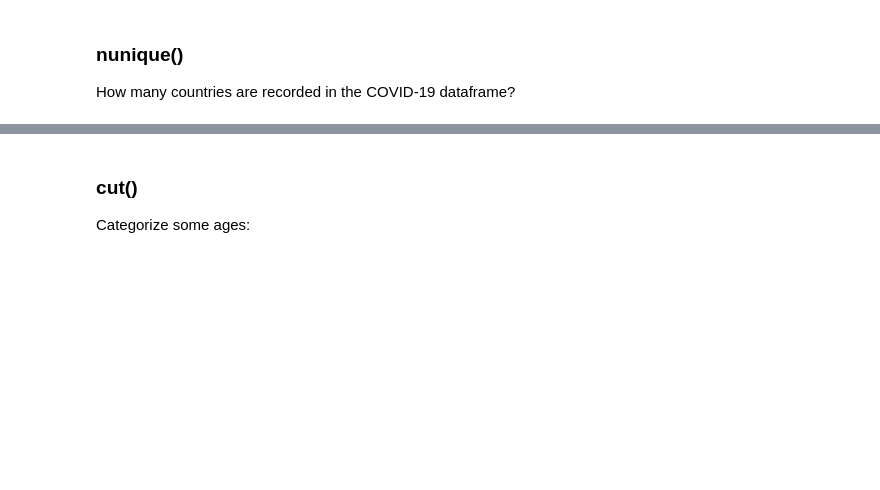
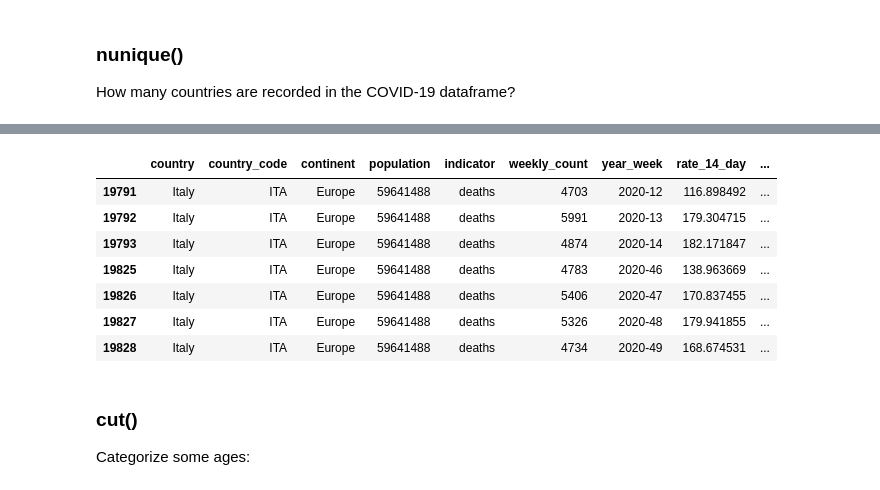
Before and after one commit to dsalomoni/bdb-2025, a Jupyter notebook: covid/pandas-examples.ipynb, the cells around one changed output, grey strips where cells are left out. Drawn from its saved outputs; the diff is of its cells as text; code cells hidden in the pictures; blank space fills up the shorter version.

```diff
--- a/covid/pandas-examples.ipynb
+++ b/covid/pandas-examples.ipynb
@@ -412,5 +412,6 @@ To compute the sum of all the deaths that are recorded in the COVID-19 DataFrame
 2. Call sum() for the weekly_count column on that dataframe.
 3. Verify that you obtained the right number, checking that it is equal to cumulative_count as reported in the last row of the dataframe.
 # %%
+df = pd.read_csv('covid19-sample.csv')
 df_italy = df.query('country=="Italy" and indicator=="deaths"')
 df_italy['weekly_count'].sum()
@@ -429,3 +475,14 @@ df.nunique()
+# %%
+df_italy.loc[df_italy.weekly_count > 4500]
+# %% [output]
+|  | country | country_code | continent | population | indicator | weekly_count | year_week | rate_14_day | ... |
+| 19791 | Italy | ITA | Europe | 59641488 | deaths | 4703 | 2020-12 | 116.898492 | ... |
+| 19792 | Italy | ITA | Europe | 59641488 | deaths | 5991 | 2020-13 | 179.304715 | ... |
+| 19793 | Italy | ITA | Europe | 59641488 | deaths | 4874 | 2020-14 | 182.171847 | ... |
+| 19825 | Italy | ITA | Europe | 59641488 | deaths | 4783 | 2020-46 | 138.963669 | ... |
+| 19826 | Italy | ITA | Europe | 59641488 | deaths | 5406 | 2020-47 | 170.837455 | ... |
+| 19827 | Italy | ITA | Europe | 59641488 | deaths | 5326 | 2020-48 | 179.941855 | ... |
+| 19828 | Italy | ITA | Europe | 59641488 | deaths | 4734 | 2020-49 | 168.674531 | ... |
 # %% [markdown]
 ### cut()
 
```
Also changed, not shown: parts of 6 cells of this notebook.
